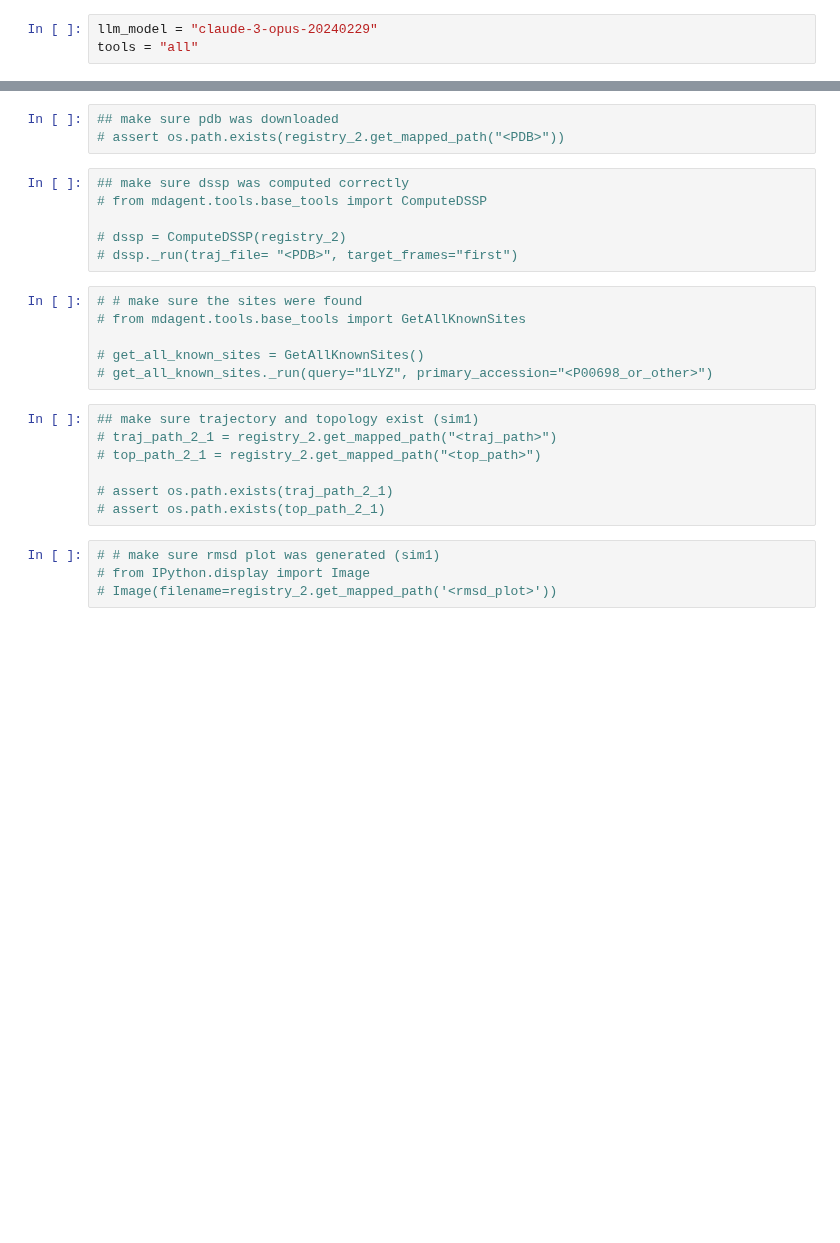
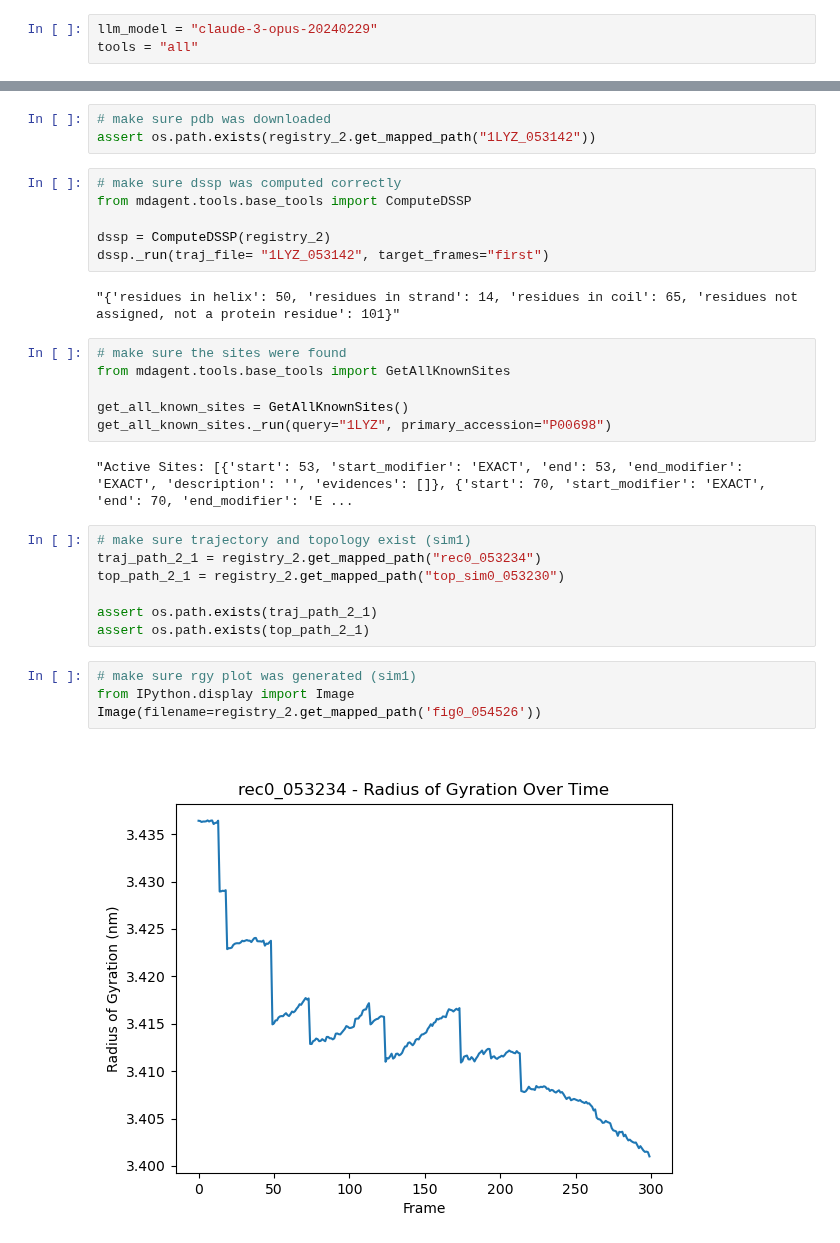
Before and after one commit to ur-whitelab/md-agent, a Jupyter notebook: notebooks/experiments/Robustness/claude-3-opus/prompt9.ipynb, the cells around one changed output, grey strips where cells are left out. Saved outputs shown, nothing was run; the diff lists cells and outputs as text; blank space fills up the shorter version.

```diff
--- a/notebooks/experiments/Robustness/claude-3-opus/prompt9.ipynb
+++ b/notebooks/experiments/Robustness/claude-3-opus/prompt9.ipynb
@@ -76,27 +166,33 @@ print(registry_2.list_path_names_and_descriptions().replace(",", "\n"))
 # %%
-## make sure pdb was downloaded
-# assert os.path.exists(registry_2.get_mapped_path("<PDB>"))
+# make sure pdb was downloaded
+assert os.path.exists(registry_2.get_mapped_path("1LYZ_053142"))
 # %%
-## make sure dssp was computed correctly
-# from mdagent.tools.base_tools import ComputeDSSP
+# make sure dssp was computed correctly
+from mdagent.tools.base_tools import ComputeDSSP
 
-# dssp = ComputeDSSP(registry_2)
-# dssp._run(traj_file= "<PDB>", target_frames="first")
+dssp = ComputeDSSP(registry_2)
+dssp._run(traj_file= "1LYZ_053142", target_frames="first")
+# %% [output]
+"{'residues in helix': 50, 'residues in strand': 14, 'residues in coil': 65, 'residues not assigned, not a protein residue': 101}"
 # %%
-# # make sure the sites were found
-# from mdagent.tools.base_tools import GetAllKnownSites
+# make sure the sites were found
+from mdagent.tools.base_tools import GetAllKnownSites
 
-# get_all_known_sites = GetAllKnownSites()
-# get_all_known_sites._run(query="1LYZ", primary_accession="<P00698_or_other>")
+get_all_known_sites = GetAllKnownSites()
+get_all_known_sites._run(query="1LYZ", primary_accession="P00698")
+# %% [output]
+"Active Sites: [{'start': 53, 'start_modifier': 'EXACT', 'end': 53, 'end_modifier': 'EXACT', 'description': '', 'evidences': []}, {'start': 70, 'start_modifier': 'EXACT', 'end': 70, 'end_modifier': 'E ...
 # %%
-## make sure trajectory and topology exist (sim1)
-# traj_path_2_1 = registry_2.get_mapped_path("<traj_path>")
-# top_path_2_1 = registry_2.get_mapped_path("<top_path>")
+# make sure trajectory and topology exist (sim1)
+traj_path_2_1 = registry_2.get_mapped_path("rec0_053234")
+top_path_2_1 = registry_2.get_mapped_path("top_sim0_053230")
 
-# assert os.path.exists(traj_path_2_1)
-# assert os.path.exists(top_path_2_1)
+assert os.path.exists(traj_path_2_1)
+assert os.path.exists(top_path_2_1)
 # %%
-# # make sure rmsd plot was generated (sim1)
-# from IPython.display import Image
-# Image(filename=registry_2.get_mapped_path('<rmsd_plot>'))
+# make sure rgy plot was generated (sim1)
+from IPython.display import Image
+Image(filename=registry_2.get_mapped_path('fig0_054526'))
+# %% [output]
+[figure, added]
 # %%
```
Also changed, not shown: parts of 19 cells of this notebook.
